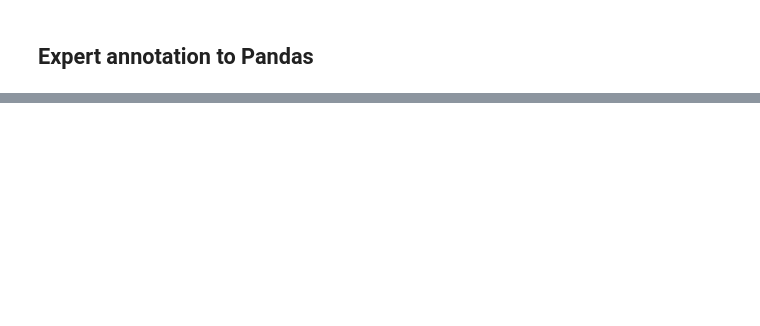
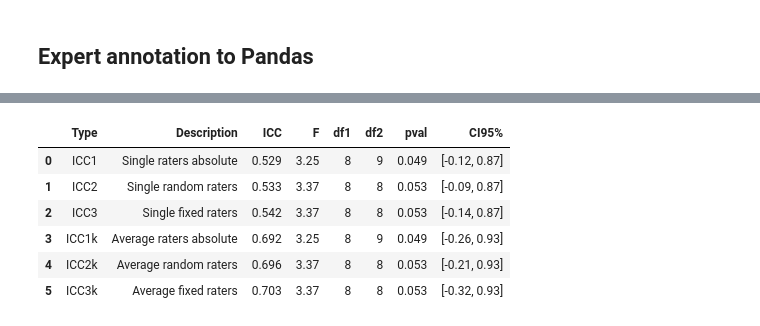
Before and after one commit to unil-ish/Hertziana_IconClass_Public, a Jupyter notebook: analytics/bhmpi_senti_iconclass_experts.ipynb, the cells around one changed output, grey strips where cells are left out. Saved outputs shown, nothing was run; the diff lists cells and outputs as text; code cells hidden in the pictures; blank space fills up the shorter version.

```diff
--- a/analytics/bhmpi_senti_iconclass_experts.ipynb
+++ b/analytics/bhmpi_senti_iconclass_experts.ipynb
@@ -68,0 +130,11 @@ icc
+# %%
+icc = pg.intraclass_corr(data=df, targets='ID', raters='Rater', ratings='attitude').round(3)
+icc
+# %% [output]
+|  | Type | Description | ICC | F | df1 | df2 | pval | CI95% |
+| 0 | ICC1 | Single raters absolute | 0.529 | 3.25 | 8 | 9 | 0.049 | [-0.12, 0.87] |
+| 1 | ICC2 | Single random raters | 0.533 | 3.37 | 8 | 8 | 0.053 | [-0.09, 0.87] |
+| 2 | ICC3 | Single fixed raters | 0.542 | 3.37 | 8 | 8 | 0.053 | [-0.14, 0.87] |
+| 3 | ICC1k | Average raters absolute | 0.692 | 3.25 | 8 | 9 | 0.049 | [-0.26, 0.93] |
+| 4 | ICC2k | Average random raters | 0.696 | 3.37 | 8 | 8 | 0.053 | [-0.21, 0.93] |
+| 5 | ICC3k | Average fixed raters | 0.703 | 3.37 | 8 | 8 | 0.053 | [-0.32, 0.93] |
```
Also changed, not shown: parts of 14 cells of this notebook, 1 other file.
